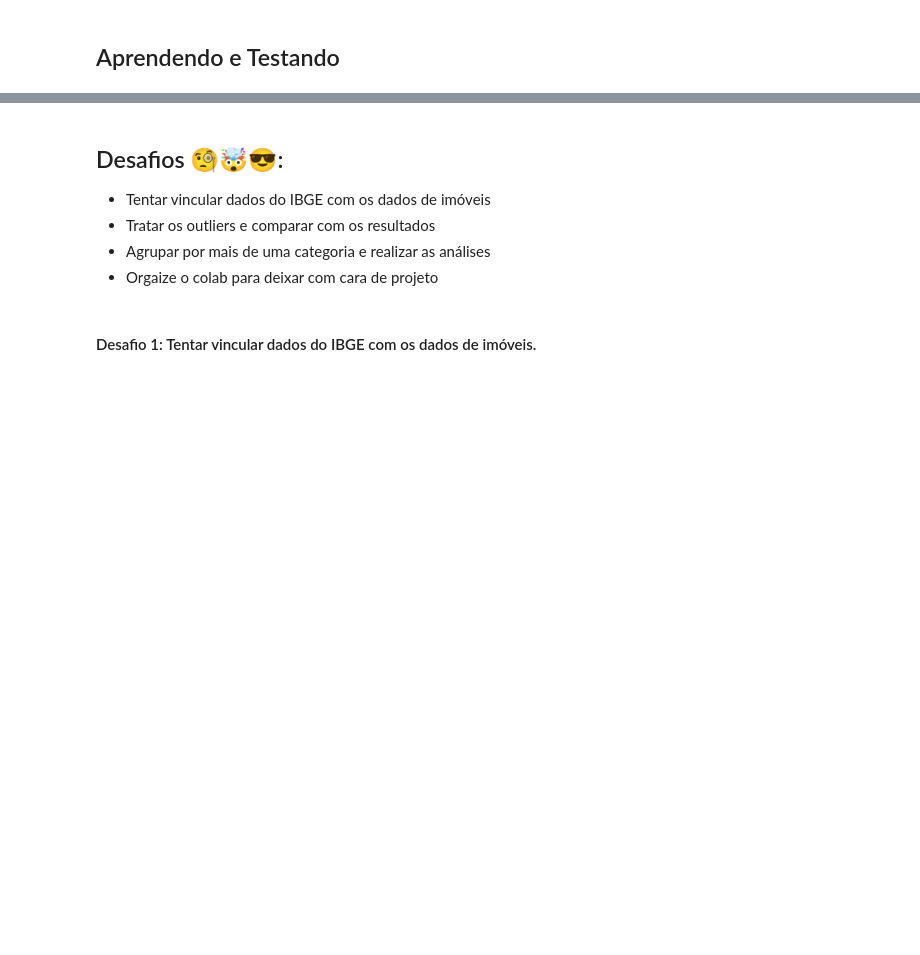
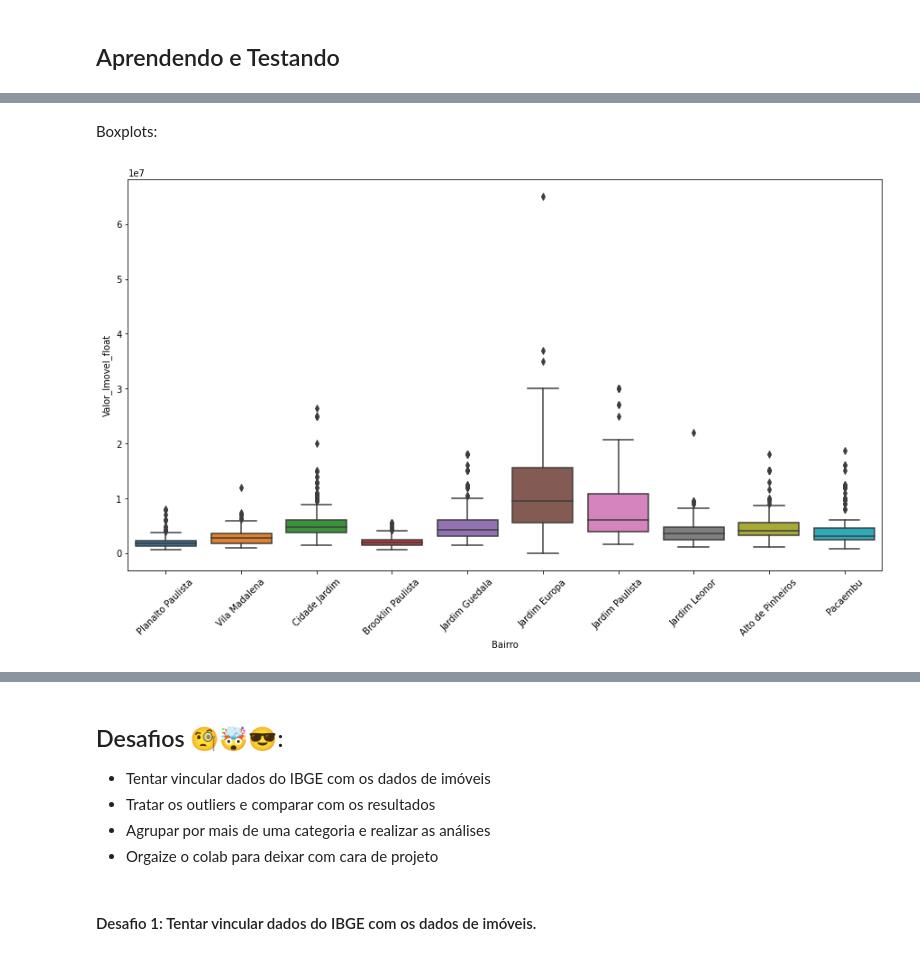
Before and after one commit to AlissonAnjos21/imersao_dados_alura, a Jupyter notebook: Aula_03_Imersão_de_Dados_04_Pesquisa_de_Imóveis_em_São_Paulo.ipynb, the cells around one changed output, grey strips where cells are left out. Cells and saved outputs as stored; diff of their text form; code cells hidden in the pictures; blank space fills up the shorter version.

```diff
--- a/Aula_03_Imersão_de_Dados_04_Pesquisa_de_Imóveis_em_São_Paulo.ipynb
+++ b/Aula_03_Imersão_de_Dados_04_Pesquisa_de_Imóveis_em_São_Paulo.ipynb
@@ -17,0 +254,9 @@ pd.set_option('display.float_format', lambda x: '%.2f' % x)
+# %% [markdown]
+Boxplots:
+# %%
+plt.figure(figsize = (15, 8))
+boxplot_1 = sns.boxplot(data = data_base_2.query('Bairro in @top_10_district'), x = 'Bairro', y = 'Valor_Imovel_float')
+boxplot_1.tick_params(axis = 'x', rotation = 45)
+plt.show()
+# %% [output]
+[figure, added]
```
Also changed, not shown: parts of 24 cells of this notebook.
